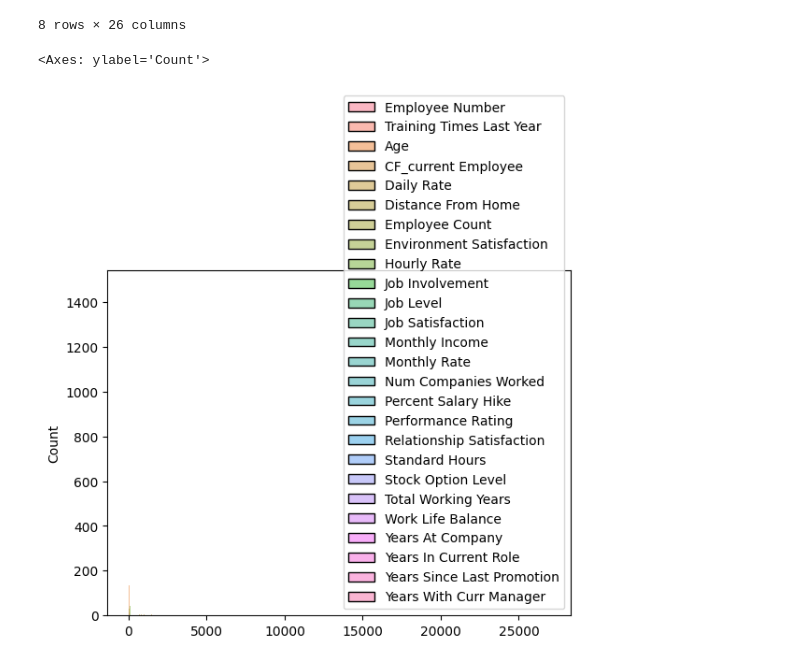
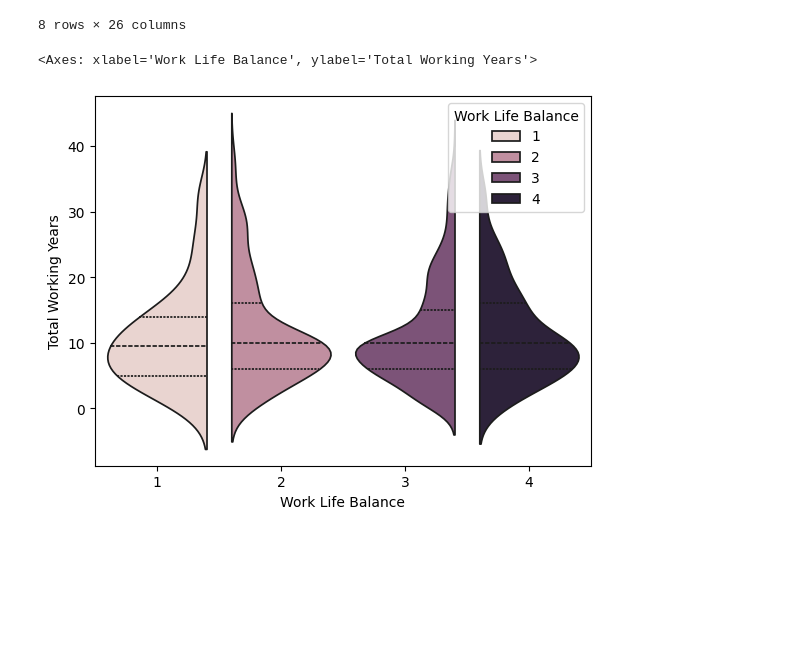
Before and after one commit to MuhammadRehanKhalid/Data_Science_AI, a Jupyter notebook: HR_Data/Hr_DataCleaning.ipynb, the cells around one changed output. Cells and saved outputs as stored; diff of their text form; code cells hidden in the pictures; blank space fills up the shorter version.

```diff
--- a/HR_Data/Hr_DataCleaning.ipynb
+++ b/HR_Data/Hr_DataCleaning.ipynb
@@ -51,8 +51,9 @@ df.describe()
 | max | 2068.000000 | 6.000000 | 60.000000 | 1.000000 | 1499.000000 | 29.000000 | ... |
 8 rows × 26 columns
 # %%
-sns.histplot(df)
+sns.violinplot(data=df, x="Work Life Balance", y="Total Working Years", hue="Work Life Balance",
+               split=True, inner="quart", fill=True)
 # sns.boxplot(df['Age'])
 # %% [output]
-<Axes: ylabel='Count'>
+<Axes: xlabel='Work Life Balance', ylabel='Total Working Years'>
-[figure, old version]
+[figure, new version]
```
Also changed, not shown: parts of 1 cell of this notebook, 1 other file.
